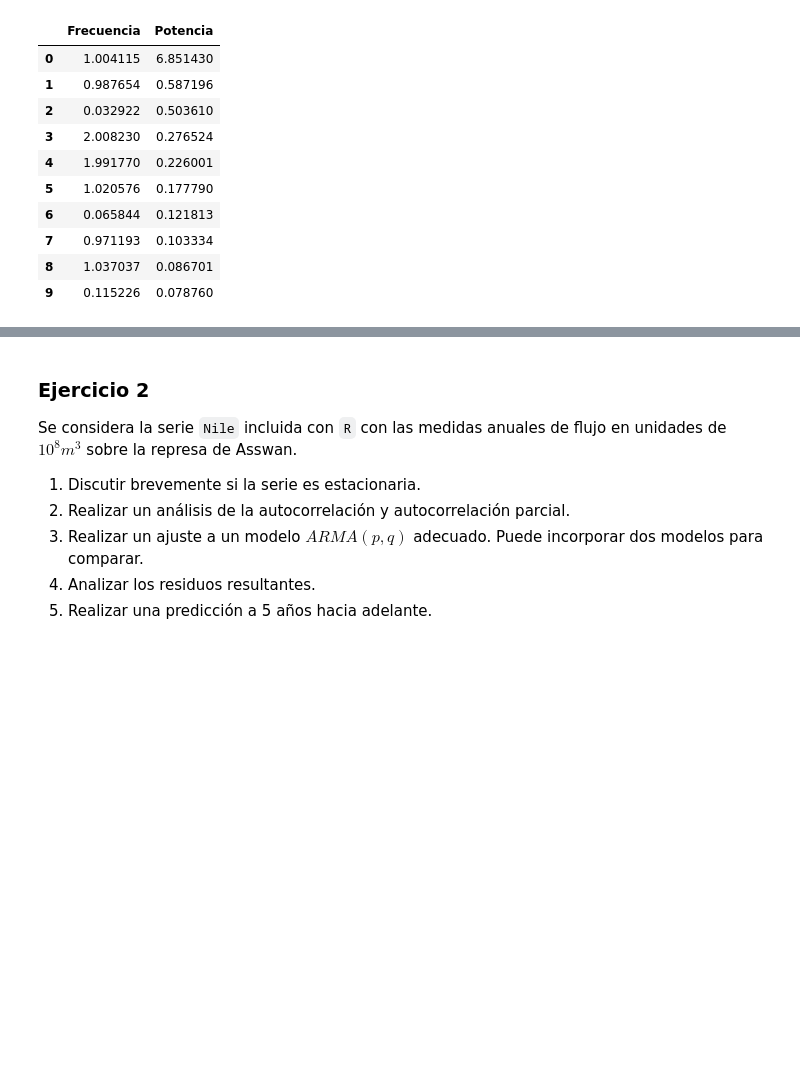
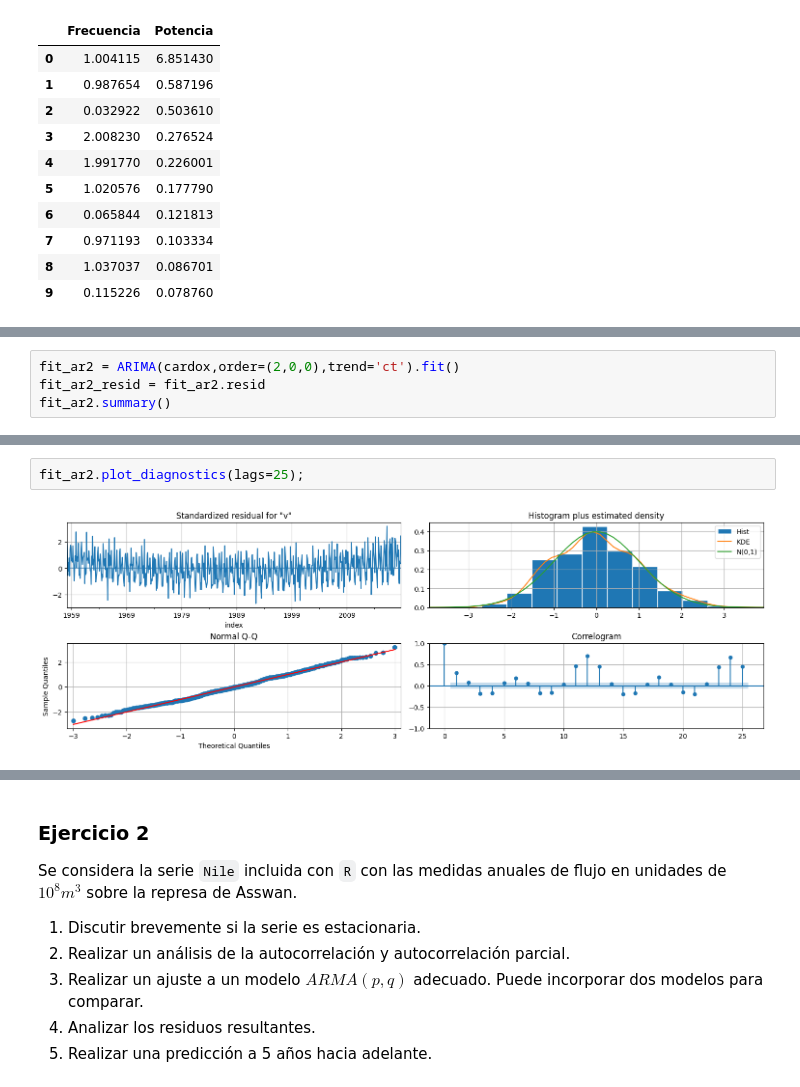
Before and after one commit to guigadea/curso_series_temporales_v2, a Jupyter notebook: parciales/Parcial de Analisis Predictivo de Series Temporales - 2022.ipynb, the cells around one changed output, grey strips where cells are left out. Drawn from its saved outputs; the diff is of its cells as text; blank space fills up the shorter version.

```diff
--- a/parciales/Parcial de Analisis Predictivo de Series Temporales - 2022.ipynb
+++ b/parciales/Parcial de Analisis Predictivo de Series Temporales - 2022.ipynb
@@ -241,0 +247,4 @@ spectrum(cardoxfit_linear_cuad_resid, sampling_frequency=12)
+# %%
+fit_ar2 = ARIMA(cardox,order=(2,0,0),trend='ct').fit()
+fit_ar2_resid = fit_ar2.resid
+fit_ar2.summary()
@@ -241,0 +272,4 @@ spectrum(cardoxfit_linear_cuad_resid, sampling_frequency=12)
+# %%
+fit_ar2.plot_diagnostics(lags=25);
+# %% [output]
+[figure, added]
```
Also changed, not shown: parts of 13 cells of this notebook.
